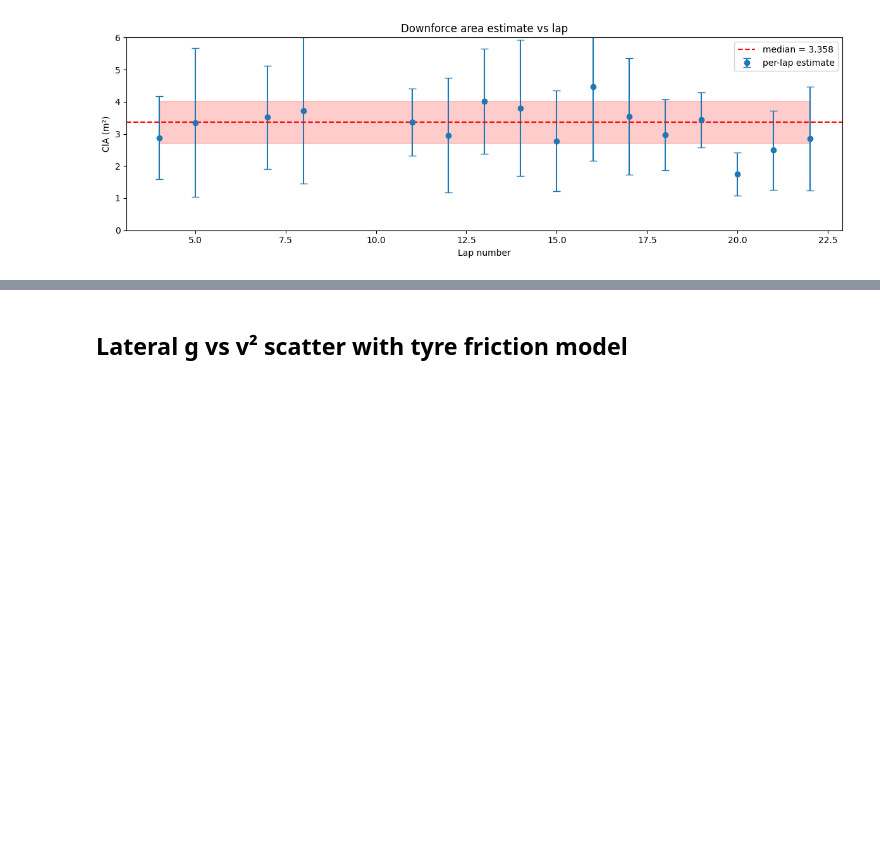
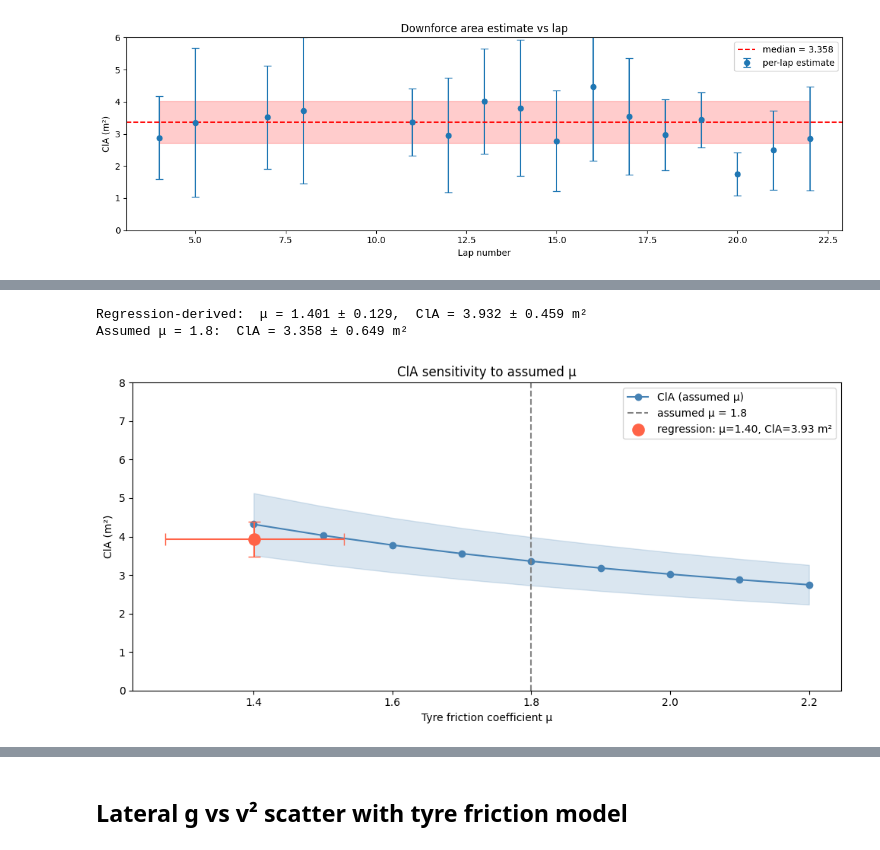
Before and after one commit to andrewcoyle1/f1-telemetry-aero, a Jupyter notebook: notebooks/03_ClA_estimation.ipynb, the cells around one changed output, grey strips where cells are left out. Drawn from its saved outputs; the diff is of its cells as text; code cells hidden in the pictures; blank space fills up the shorter version.

```diff
--- a/notebooks/03_ClA_estimation.ipynb
+++ b/notebooks/03_ClA_estimation.ipynb
@@ -194,0 +201,66 @@ Expected range (low downforce): 2.5 – 3.5 m²
+# %%
+if not ClA_per_lap:
+    print('No ClA data — skipping sensitivity analysis.')
+else:
+    # Pool all corner samples across all laps for the sensitivity analysis
+    all_tel_laps = []
+    for d in ClA_per_lap:
+        all_tel_laps.append(d)
+
+    MU_RANGE = np.arange(1.4, 2.25, 0.1)
+    clA_vs_mu = []
+
+    for mu_test in MU_RANGE:
+        vals = []
+        for d in ClA_per_lap:
+            # Re-estimate ClA with this mu for the same data
+            vals.append(d['ClA'] * MU_TYRE / mu_test)   # approximate rescaling
+        clA_vs_mu.append((mu_test, float(np.median(vals)), float(np.std(vals))))
+
+    mus   = [x[0] for x in clA_vs_mu]
+    means = [x[1] for x in clA_vs_mu]
+    stds  = [x[2] for x in clA_vs_mu]
+
+    # Data-driven regression: fit_ClA_from_corners solves for μ AND ClA simultaneously
+    from src.aero_params import estimate_ClA_from_corners, fit_ClA_from_corners, MONZA_CORNERS
+    v2_all_reg, ca_all_reg = [], []
+    m_mid = car_mass(15)
+    for _, lap in laps_filtered.iterrows():
+        lap_num = int(lap['LapNumber'])
+        m = car_mass(lap_num)
+        try:
+            tel = lap.get_telemetry()
+        except Exception:
+            continue
+        v2_lap, ca_lap = estimate_ClA_from_corners(tel, m, rho, corners=MONZA_CORNERS)
+        v2_all_reg.extend(v2_lap)
+        ca_all_reg.extend(ca_lap)
+
+    ClA_reg, ClA_reg_std, mu_reg, mu_reg_std = fit_ClA_from_corners(v2_all_reg, ca_all_reg, m_mid, rho)
+    print(f'Regression-derived:  μ = {mu_reg:.3f} ± {mu_reg_std:.3f},  ClA = {ClA_reg:.3f} ± {ClA_reg_std:.3f} m²')
+    print(f'Assumed μ = {MU_TYRE}:  ClA = {ClA_global:.3f} ± {ClA_global_std:.3f} m²')
+
+    fig, ax = plt.subplots(figsize=(10, 5))
+    ax.plot(mus, means, 'o-', color='steelblue', label='ClA (assumed μ)')
+    ax.fill_between(mus,
+                    [m - s for m, s in zip(means, stds)],
+                    [m + s for m, s in zip(means, stds)],
+                    alpha=0.2, color='steelblue')
+    ax.axvline(MU_TYRE, color='gray', linestyle='--', label=f'assumed μ = {MU_TYRE}')
+    if np.isfinite(ClA_reg):
+        ax.scatter([mu_reg], [ClA_reg], s=120, color='tomato', zorder=5,
+                   label=f'regression: μ={mu_reg:.2f}, ClA={ClA_reg:.2f} m²')
+        ax.errorbar([mu_reg], [ClA_reg], xerr=mu_reg_std, yerr=ClA_reg_std,
+                    fmt='none', color='tomato', capsize=6)
+    ax.set_xlabel('Tyre friction coefficient μ')
+    ax.set_ylabel('ClA (m²)')
+    ax.set_title('ClA sensitivity to assumed μ')
+    ax.legend()
+    ax.set_ylim(0, 8)
+    plt.tight_layout()
+    plt.savefig('../results/figures/03_ClA_mu_sensitivity.png', dpi=150)
+    plt.show()
+# %% [output]
+Regression-derived:  μ = 1.401 ± 0.129,  ClA = 3.932 ± 0.459 m²
+Assumed μ = 1.8:  ClA = 3.358 ± 0.649 m²
+[figure, added]
```
Also changed, not shown: parts of 3 cells of this notebook, 9 other files.
